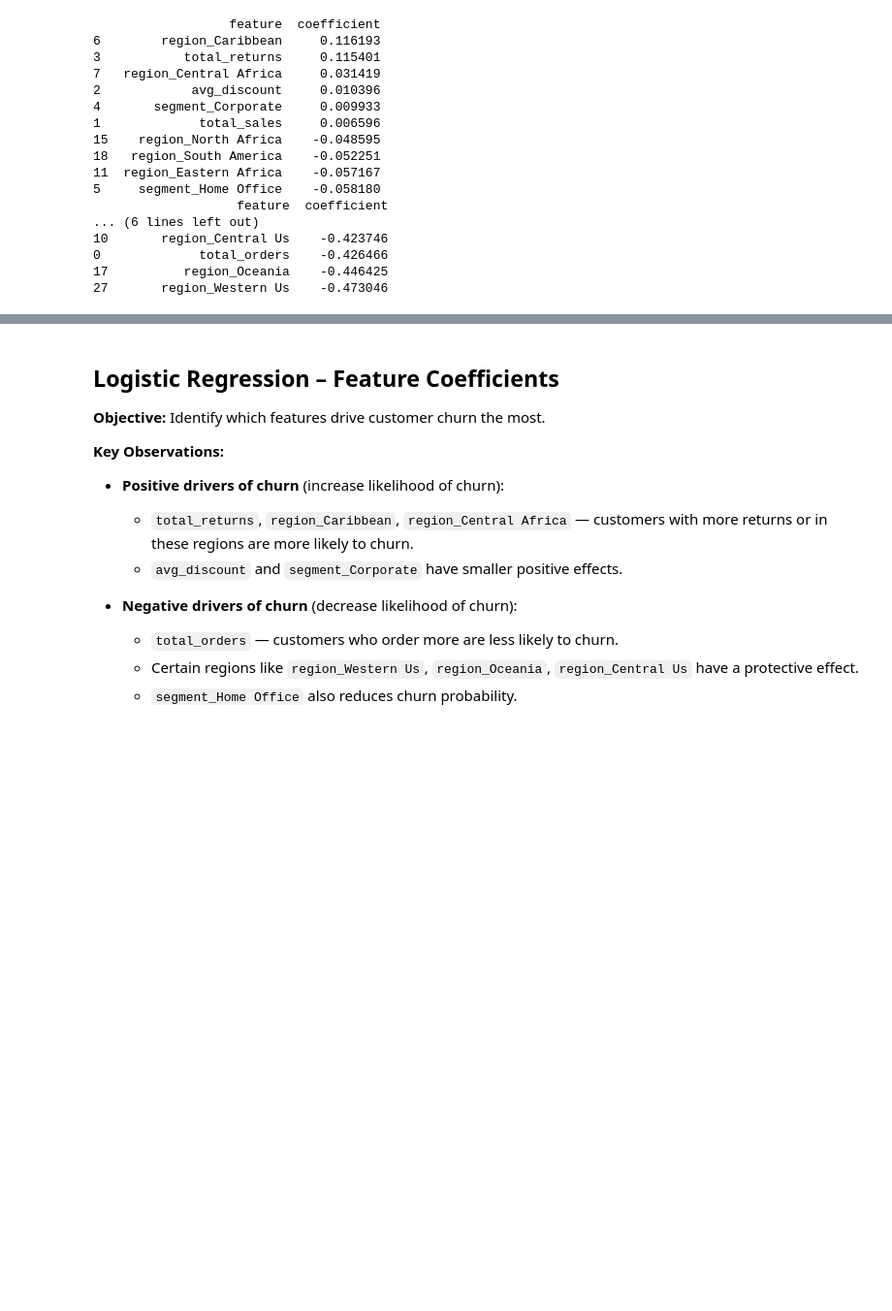
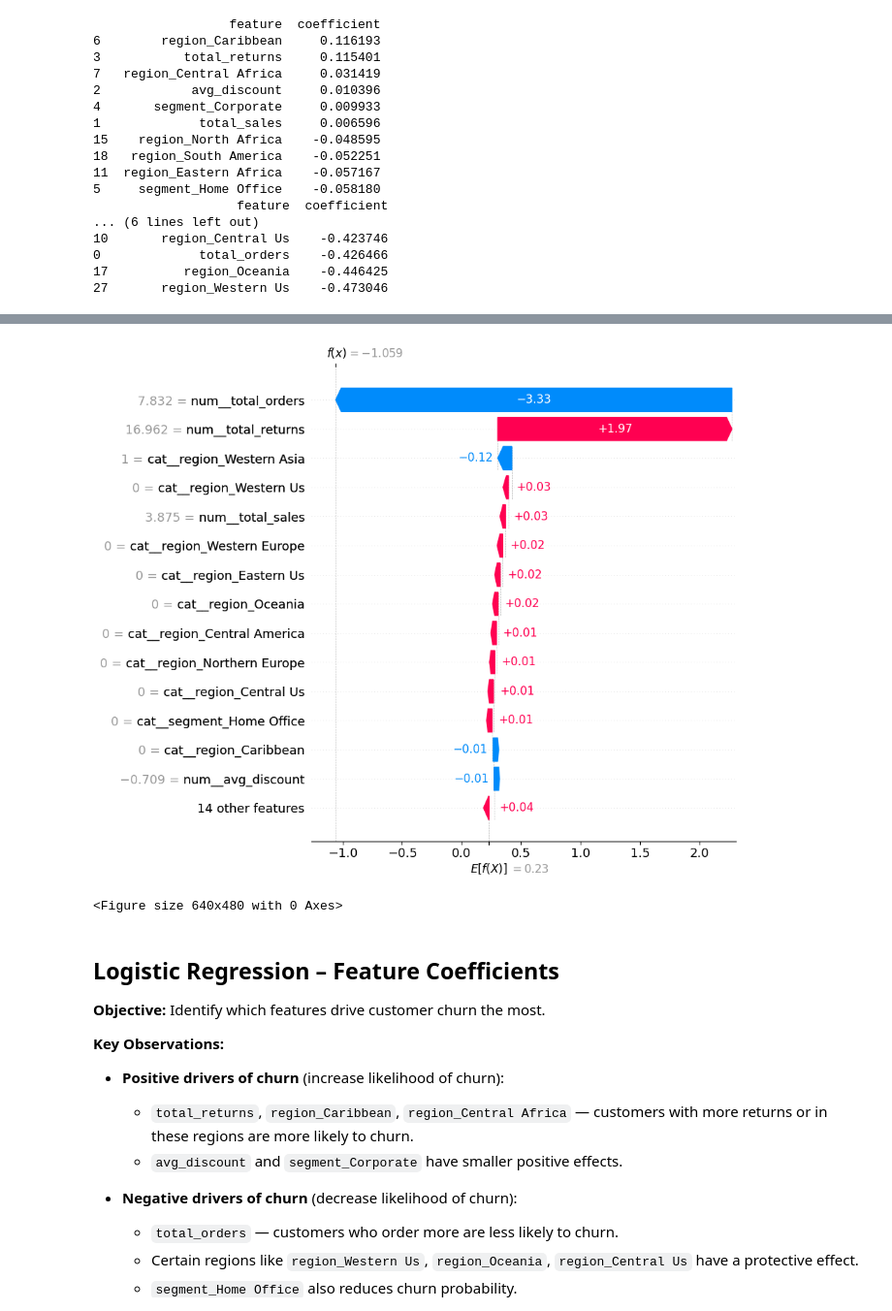
Before and after one commit to ibrahimhamza01/globalretail-360, a Jupyter notebook: notebooks/07_machine_learning.ipynb, the cells around one changed output, grey strips where cells are left out. Shown at 97% size. Drawn from its saved outputs; the diff is of its cells as text; code cells hidden in the pictures; blank space fills up the shorter version.

```diff
--- a/notebooks/07_machine_learning.ipynb
+++ b/notebooks/07_machine_learning.ipynb
@@ -385,3 +447,22 @@ print(coef_df.tail(10))
+# %%
+highest_risk_idx = np.argmax(np.abs(shap_values).sum(axis=1))
+plt.figure()
+shap.plots.waterfall(
+    shap.Explanation(
+        values=shap_values[highest_risk_idx],
+        base_values=explainer.expected_value,
+        data=X_test_shap.iloc[highest_risk_idx],
+        feature_names=feature_names
+    ),
+    max_display=15
+)
+plt.tight_layout()
+plt.show()
+plt.savefig("reports/shap_waterfall.png", dpi=150, bbox_inches='tight')
+plt.close()
+# %% [output]
+[figure, added]
+<Figure size 640x480 with 0 Axes>
 # %% [markdown]
 ## Logistic Regression – Feature Coefficients
 
```
Also changed, not shown: parts of 5 cells of this notebook, 23 other files.
